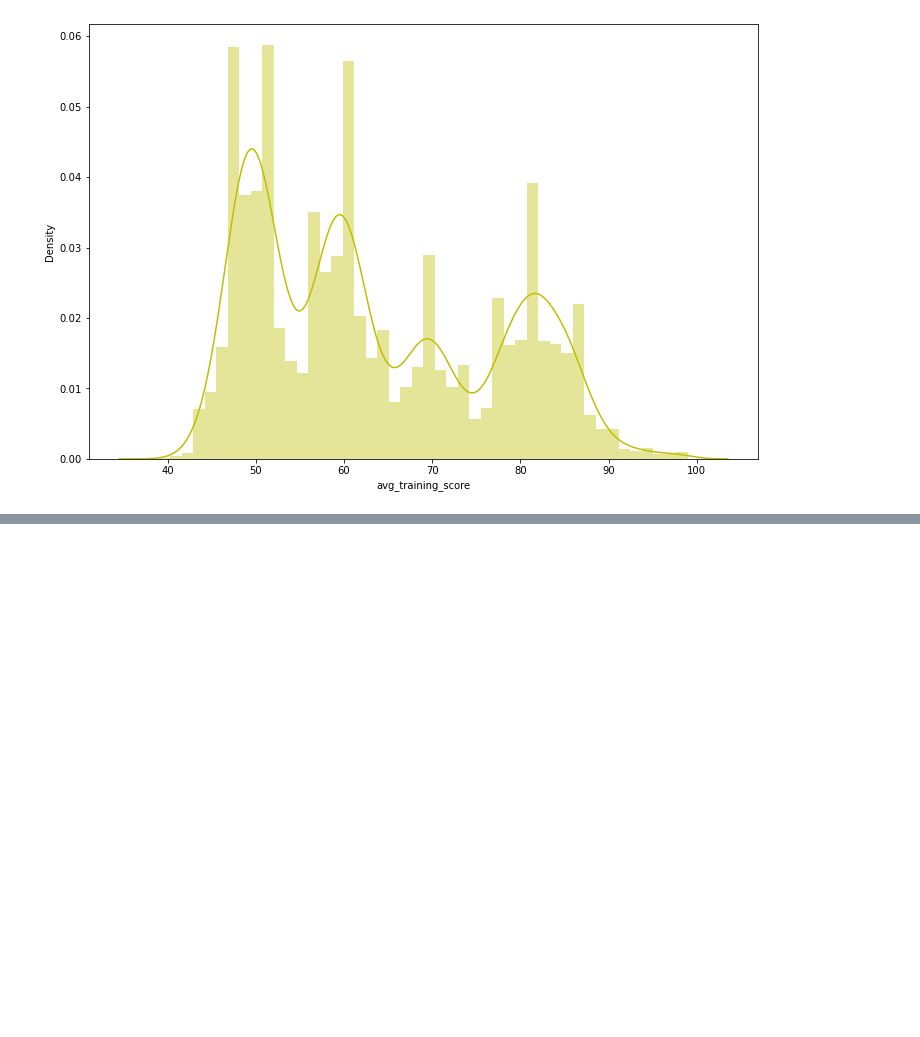
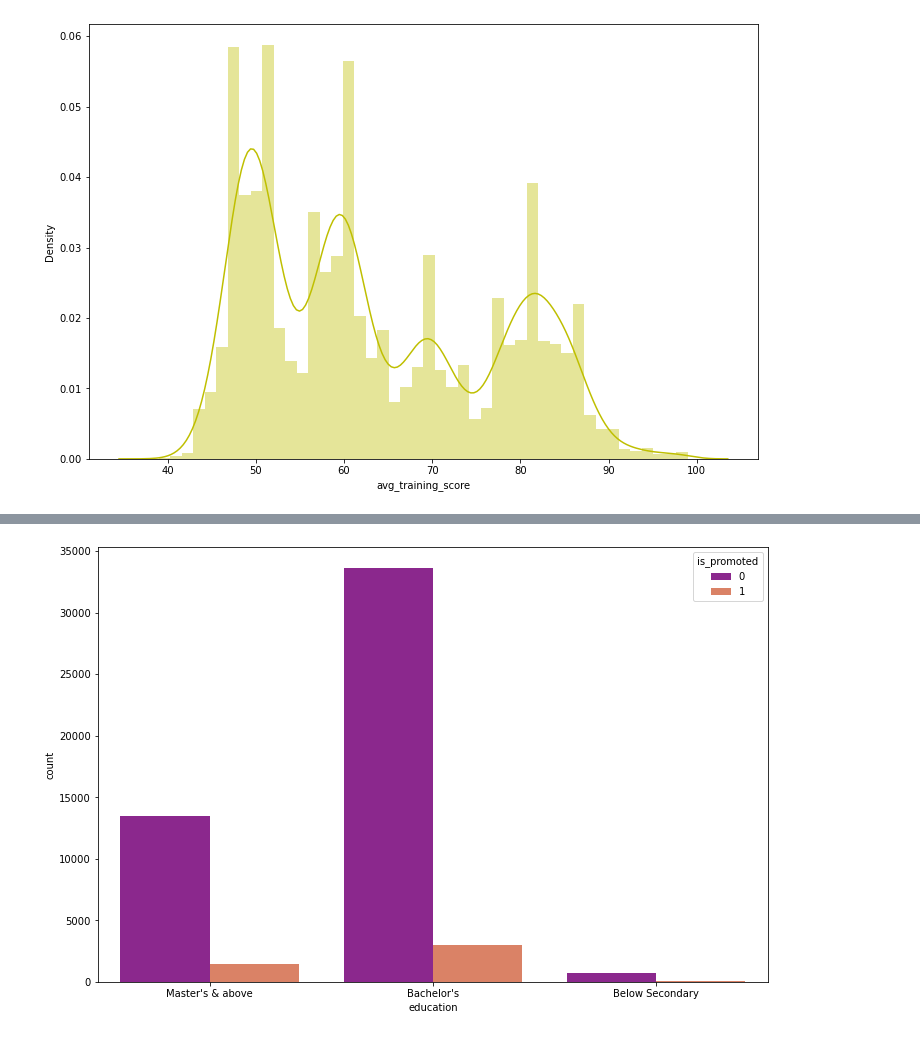
Before and after one commit to abhinavvittal09/Info_5502_project, a Jupyter notebook: info_5502_project_group8.ipynb, the cells around one changed output, grey strips where cells are left out. Cells and saved outputs as stored; diff of their text form; code cells hidden in the pictures; blank space fills up the shorter version.

```diff
--- a/info_5502_project_group8.ipynb
+++ b/info_5502_project_group8.ipynb
@@ -178,0 +200,6 @@ plt.show()
+# %%
+plt.figure(figsize=(12,8))
+sns.countplot(train['education'],hue=train['is_promoted'],palette='plasma')
+plt.show()
+# %% [output]
+[figure, added]
```
Also changed, not shown: parts of 50 cells of this notebook.
